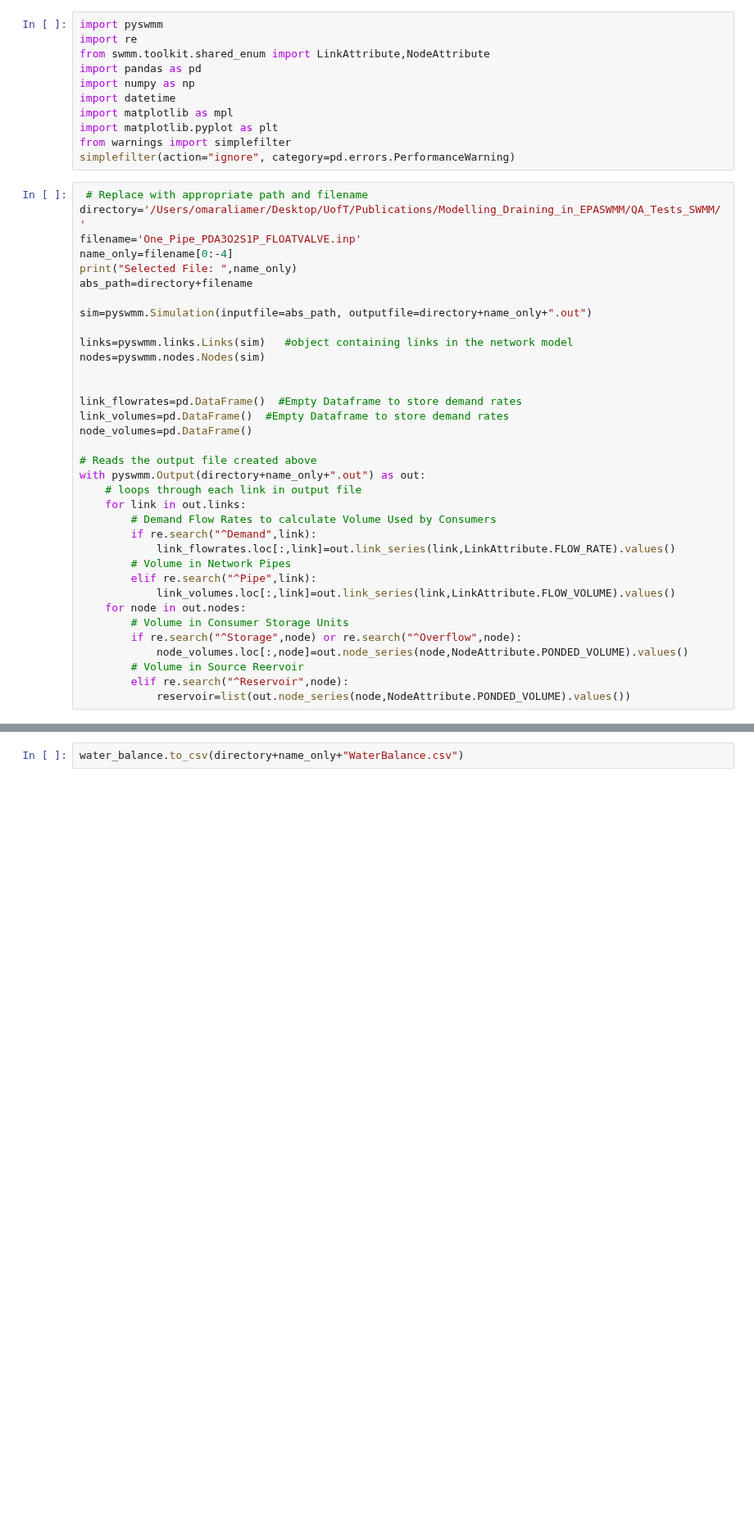
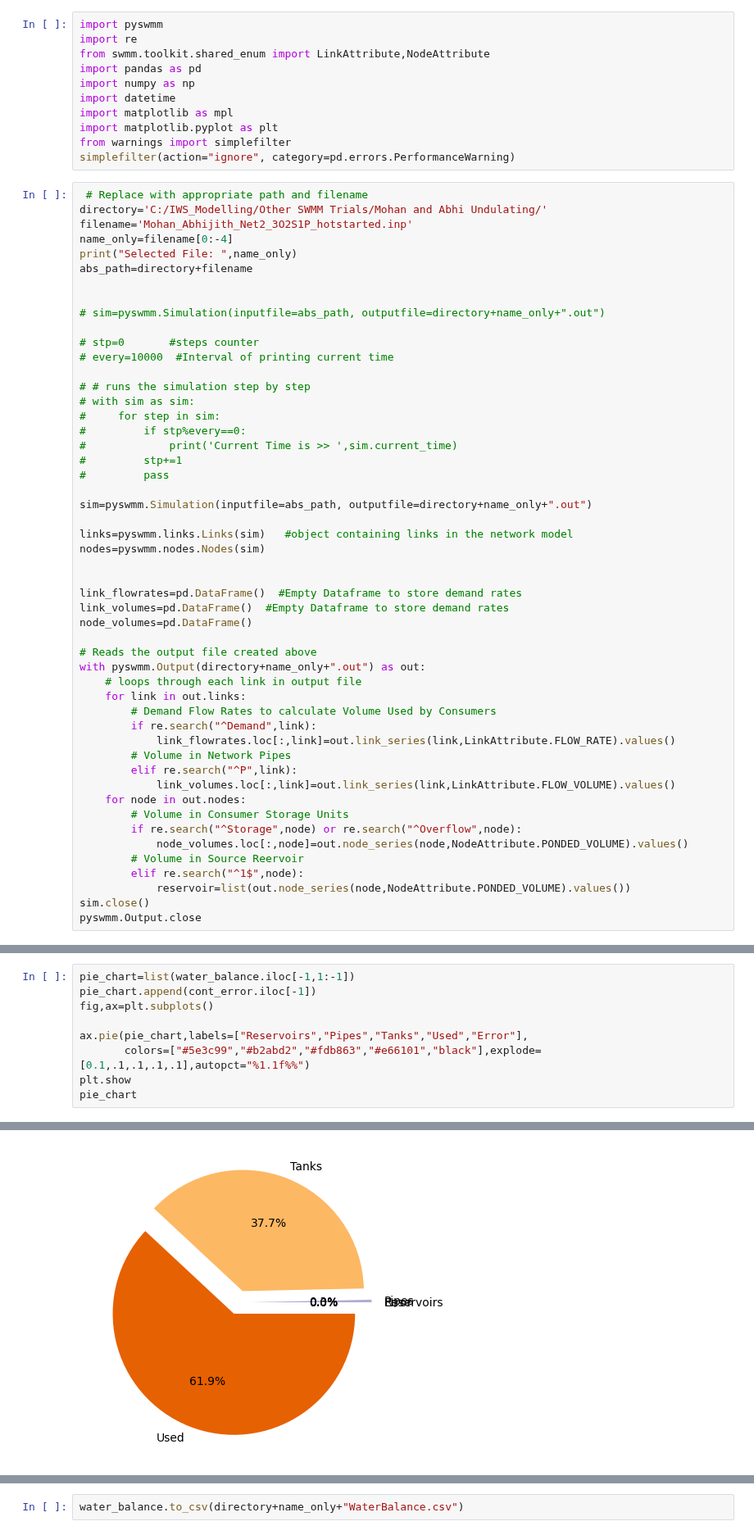
Before and after one commit to Omar-Abdelazeem/IWS-Modelling-Methods, a Jupyter notebook: Utilities-tools/water_balance.ipynb, the cells around one changed output, grey strips where cells are left out. Shown at 82% size. Cells and saved outputs as stored; diff of their text form; blank space fills up the shorter version.

Commit message:
Float Valve method

```diff
--- a/Utilities-tools/water_balance.ipynb
+++ b/Utilities-tools/water_balance.ipynb
@@ -11,11 +11,25 @@ from warnings import simplefilter
 simplefilter(action="ignore", category=pd.errors.PerformanceWarning)
 # %%
  # Replace with appropriate path and filename
-directory='/Users/omaraliamer/Desktop/UofT/Publications/Modelling_Draining_in_EPASWMM/QA_Tests_SWMM/'
-filename='One_Pipe_PDA3O2S1P_FLOATVALVE.inp'
+directory='C:/IWS_Modelling/Other SWMM Trials/Mohan and Abhi Undulating/'
+filename='Mohan_Abhijith_Net2_3O2S1P_hotstarted.inp'
 name_only=filename[0:-4]
 print("Selected File: ",name_only)
 abs_path=directory+filename
+
+
+# sim=pyswmm.Simulation(inputfile=abs_path, outputfile=directory+name_only+".out")
+
+# stp=0       #steps counter
+# every=10000  #Interval of printing current time
+
+# # runs the simulation step by step
+# with sim as sim:
+#     for step in sim:
+#         if stp%every==0:
+#             print('Current Time is >> ',sim.current_time)
+#         stp+=1
+#         pass
 
 sim=pyswmm.Simulation(inputfile=abs_path, outputfile=directory+name_only+".out")
 
@@ -35,13 +49,15 @@ with pyswmm.Output(directory+name_only+".out") as out:
         if re.search("^Demand",link):
             link_flowrates.loc[:,link]=out.link_series(link,LinkAttribute.FLOW_RATE).values()
         # Volume in Network Pipes
-        elif re.search("^Pipe",link):
+        elif re.search("^P",link):
             link_volumes.loc[:,link]=out.link_series(link,LinkAttribute.FLOW_VOLUME).values()
     for node in out.nodes:
         # Volume in Consumer Storage Units
         if re.search("^Storage",node) or re.search("^Overflow",node):
             node_volumes.loc[:,node]=out.node_series(node,NodeAttribute.PONDED_VOLUME).values()
         # Volume in Source Reervoir
-        elif re.search("^Reservoir",node):
+        elif re.search("^1$",node):
             reservoir=list(out.node_series(node,NodeAttribute.PONDED_VOLUME).values())
+sim.close()
+pyswmm.Output.close
 # %% [output]
@@ -91,0 +171,10 @@ ax.plot(water_balance["Time"],cont_error)
+# %%
+pie_chart=list(water_balance.iloc[-1,1:-1])
+pie_chart.append(cont_error.iloc[-1])
+fig,ax=plt.subplots()
+
+ax.pie(pie_chart,labels=["Reservoirs","Pipes","Tanks","Used","Error"],
+       colors=["#5e3c99","#b2abd2","#fdb863","#e66101","black"],explode=[0.1,.1,.1,.1,.1],autopct="%1.1f%%")
+plt.show
+pie_chart
+# %% [output]
@@ -91,0 +186 @@ ax.plot(water_balance["Time"],cont_error)
+[figure, added]
```
Also changed, not shown: parts of 6 cells of this notebook, 5 other files.
